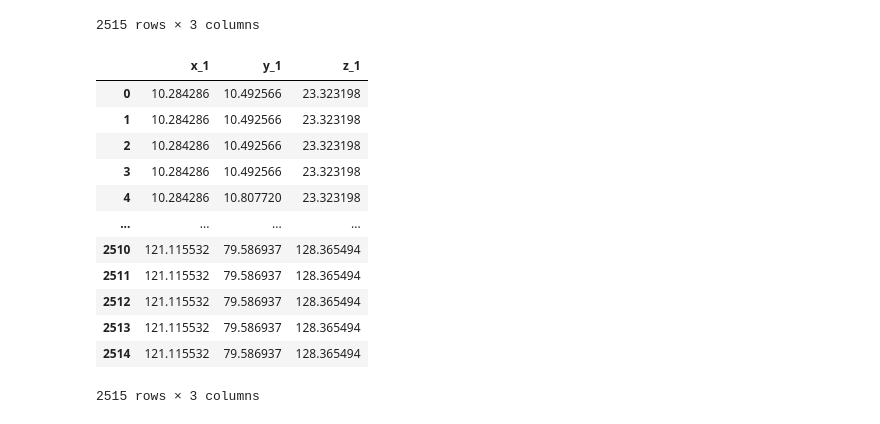
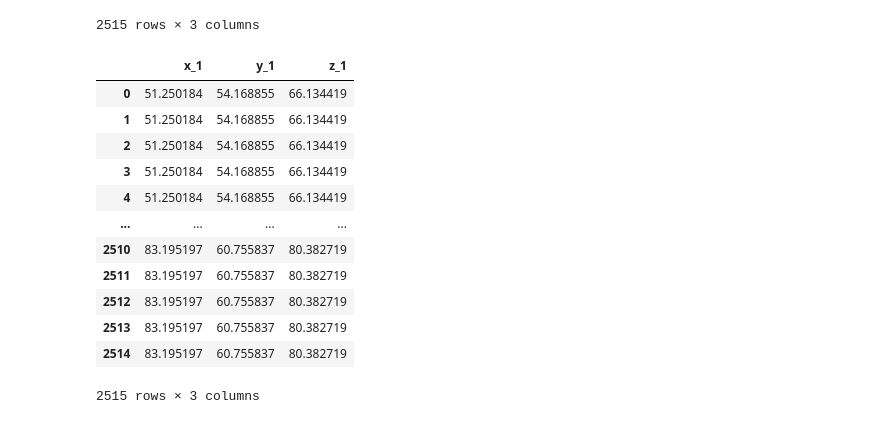
Before and after one commit to achen004/Stanford-RNA-3D-Folding-Structure-Prediction, a Jupyter notebook: rna-sequence-modeling.ipynb, the cells around one changed output. Drawn from its saved outputs; the diff is of its cells as text; code cells hidden in the pictures.

Commit message:
CatboostRegressor ran and quick evaluation

```diff
--- a/rna-sequence-modeling.ipynb
+++ b/rna-sequence-modeling.ipynb
@@ -332,7 +332,7 @@ def preprocessing(df_path, label_path, dataset_type):
         ohe_resname=ohe_resname.drop(['X'], axis=1)
 
     num_cols=['resid', 'pdb_monomer', 'seq_len']
-    final_df=pd.concat([embed_id_df,merged_df[num_cols], reduced_wfts_df, ohe_resname], axis=1)
+    final_df=pd.concat([merged_df['sequence'], embed_id_df,merged_df[num_cols], reduced_wfts_df, ohe_resname], axis=1)
 
     return final_df, merged_df[target_coordinates]
 # %%
@@ -384,9 +386,20 @@ Index(['embedim_0', 'embedim_1', 'embedim_2', 'embedim_3', 'embedim_4',
 #y: coordinates
 y_list=training_coordinates
 
-model_yi={}
+xgb_model_yi={}
+cb_model_yi={}
+
+train_df=training_df.drop(['sequence'], axis=1)
 
 for y in y_list:
+    catboost_model=CatBoostRegressor(iterations=5,
+                                     depth=7,
+                                     learning_rate=0.1,
+                                     loss_function='RMSE',
+                                     verbose=False)
+    catboost_model.fit(train_df, training_coord[[y]])
+    cb_model_yi[y]=catboost_model
+
     xgboost_model=xgb.XGBRegressor(
         objective='reg:squarederror', #since there are negative coordinates
         n_estimators=100 ,
@@ -396,15 +409,25 @@ for y in y_list:
         colsample_bytree=0.6
         )
 
-    xgboost_model.fit(training_df, training_coord[[y]])
-    model_yi[y]=xgboost_model
+    xgboost_model.fit(train_df, training_coord[[y]])
+    xgb_model_yi[y]=xgboost_model
 # %%
 from collections import defaultdict
-validation_predictions={}
-validation_results=defaultdict(list)
+xgb_val_predictions={}
+xgb_val_results=defaultdict(list)
+
+cb_val_predictions={}
+cb_val_results=defaultdict(list)
 
 for y in y_list:
-    coord_preds=model_yi[y].predict(validation_df)
-    rmse=np.sqrt(mean_squared_error(validation_coord[y], coord_preds))
-    validation_predictions[y]=coord_preds
-    validation_results[y].append(rmse)
+    val_df=validation_df.drop(['sequence'], axis=1)
+
+    cb_preds=cb_model_yi[y].predict(val_df)
+    rmse=np.sqrt(mean_squared_error(validation_coord[y], cb_preds))
+    cb_val_predictions[y]=cb_preds
+    cb_val_results[y].append(rmse)
+
+    xgb_preds=xgb_model_yi[y].predict(val_df)
+    rmse=np.sqrt(mean_squared_error(validation_coord[y], xgb_preds))
+    xgb_val_predictions[y]=xgb_preds
+    xgb_val_results[y].append(rmse)
@@ -431,18 +462,18 @@ validation_coord[y_list]
 | 2514 | 106.745003 | 95.313004 | 112.320999 |
 2515 rows × 3 columns
 # %%
-pd.DataFrame(validation_predictions)
+pd.DataFrame(cb_val_predictions)
 # %% [output]
 |  | x_1 | y_1 | z_1 |
-| 0 | 10.284286 | 10.492566 | 23.323198 |
-| 1 | 10.284286 | 10.492566 | 23.323198 |
-| 2 | 10.284286 | 10.492566 | 23.323198 |
-| 3 | 10.284286 | 10.492566 | 23.323198 |
-| 4 | 10.284286 | 10.807720 | 23.323198 |
+| 0 | 51.250184 | 54.168855 | 66.134419 |
+| 1 | 51.250184 | 54.168855 | 66.134419 |
+| 2 | 51.250184 | 54.168855 | 66.134419 |
+| 3 | 51.250184 | 54.168855 | 66.134419 |
+| 4 | 51.250184 | 54.168855 | 66.134419 |
 | ... | ... | ... | ... |
-| 2510 | 121.115532 | 79.586937 | 128.365494 |
-| 2511 | 121.115532 | 79.586937 | 128.365494 |
-| 2512 | 121.115532 | 79.586937 | 128.365494 |
-| 2513 | 121.115532 | 79.586937 | 128.365494 |
-| 2514 | 121.115532 | 79.586937 | 128.365494 |
+| 2510 | 83.195197 | 60.755837 | 80.382719 |
+| 2511 | 83.195197 | 60.755837 | 80.382719 |
+| 2512 | 83.195197 | 60.755837 | 80.382719 |
+| 2513 | 83.195197 | 60.755837 | 80.382719 |
+| 2514 | 83.195197 | 60.755837 | 80.382719 |
 2515 rows × 3 columns
```
Also changed, not shown: parts of 11 cells of this notebook.
